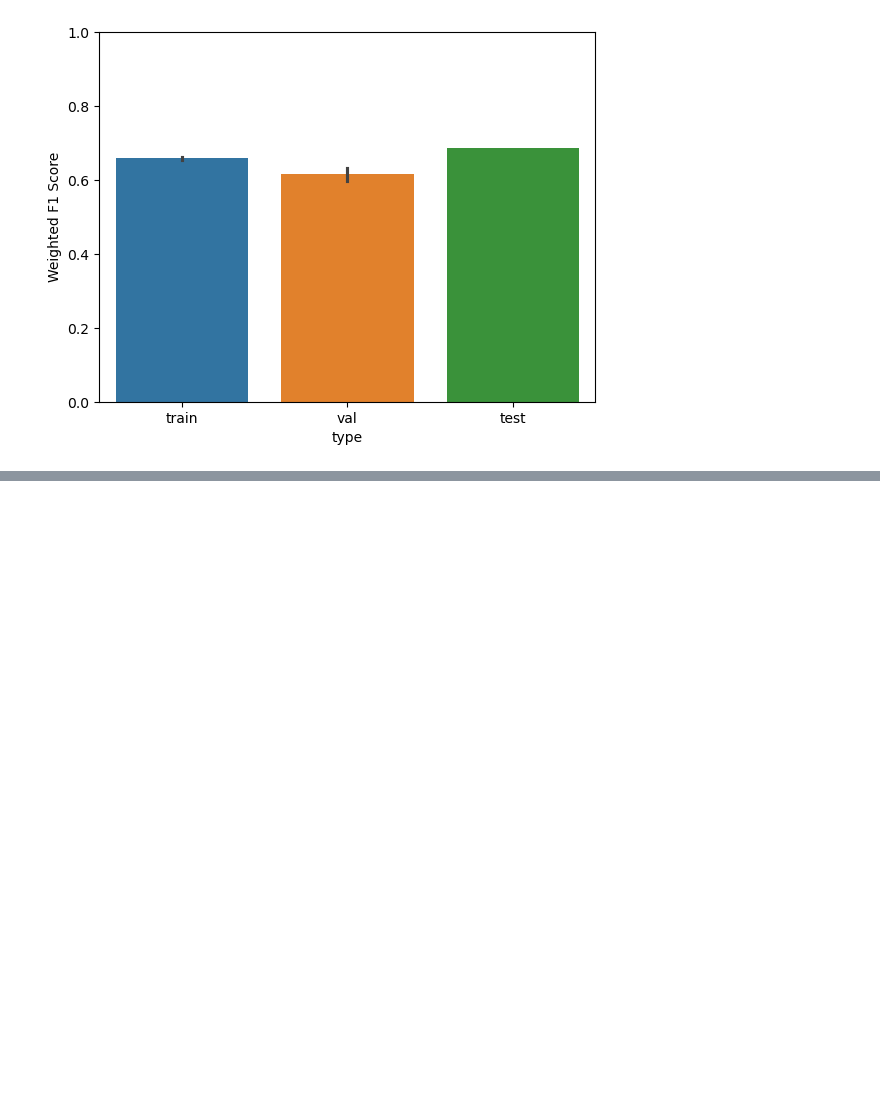
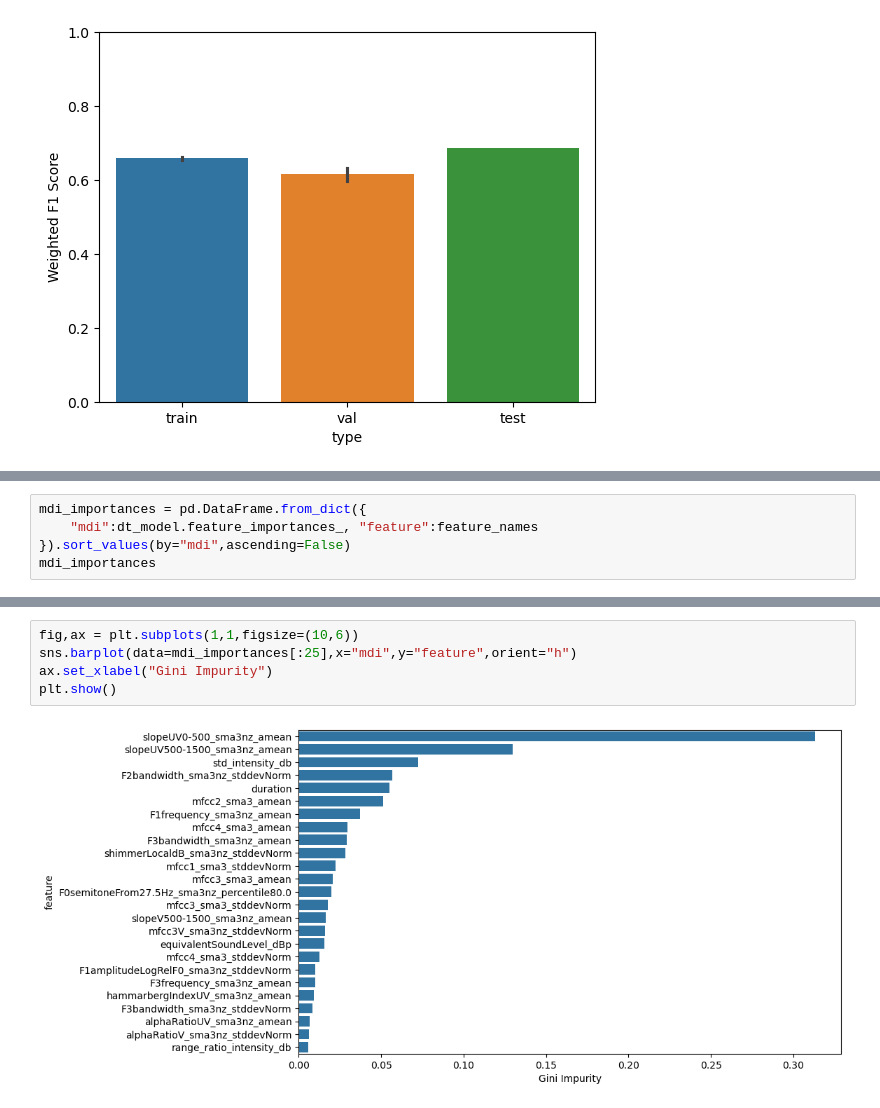
Before and after one commit to zpsheldon/amd-explainability, a Jupyter notebook: decision-tree-analysis.ipynb, the cells around one changed output, grey strips where cells are left out. Cells and saved outputs as stored; diff of their text form; blank space fills up the shorter version.

```diff
--- a/decision-tree-analysis.ipynb
+++ b/decision-tree-analysis.ipynb
@@ -120,0 +136,5 @@ plt.show()
+# %%
+mdi_importances = pd.DataFrame.from_dict({
+    "mdi":dt_model.feature_importances_, "feature":feature_names
+}).sort_values(by="mdi",ascending=False)
+mdi_importances
@@ -120,0 +155,7 @@ plt.show()
+# %%
+fig,ax = plt.subplots(1,1,figsize=(10,6))
+sns.barplot(data=mdi_importances[:25],x="mdi",y="feature",orient="h")
+ax.set_xlabel("Gini Impurity")
+plt.show()
+# %% [output]
+[figure, added]
```
Also changed, not shown: parts of 13 cells of this notebook, 1 other file.
